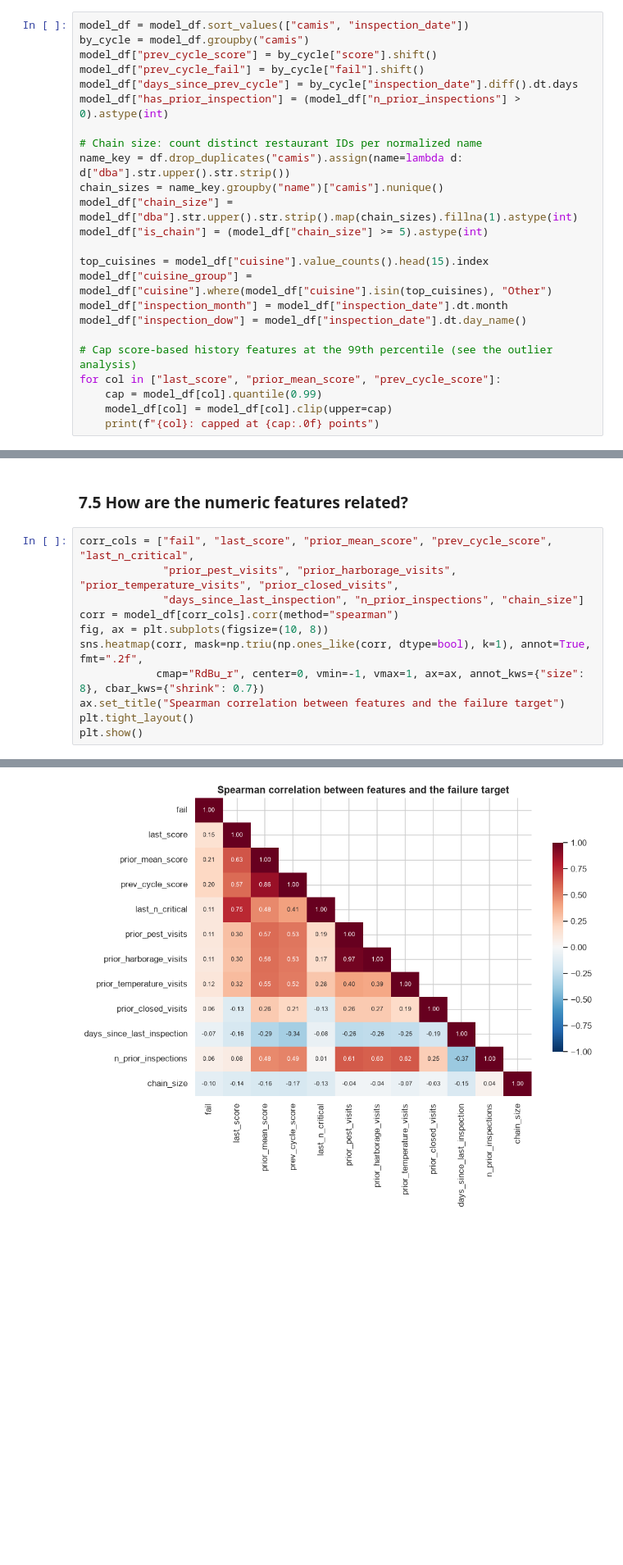
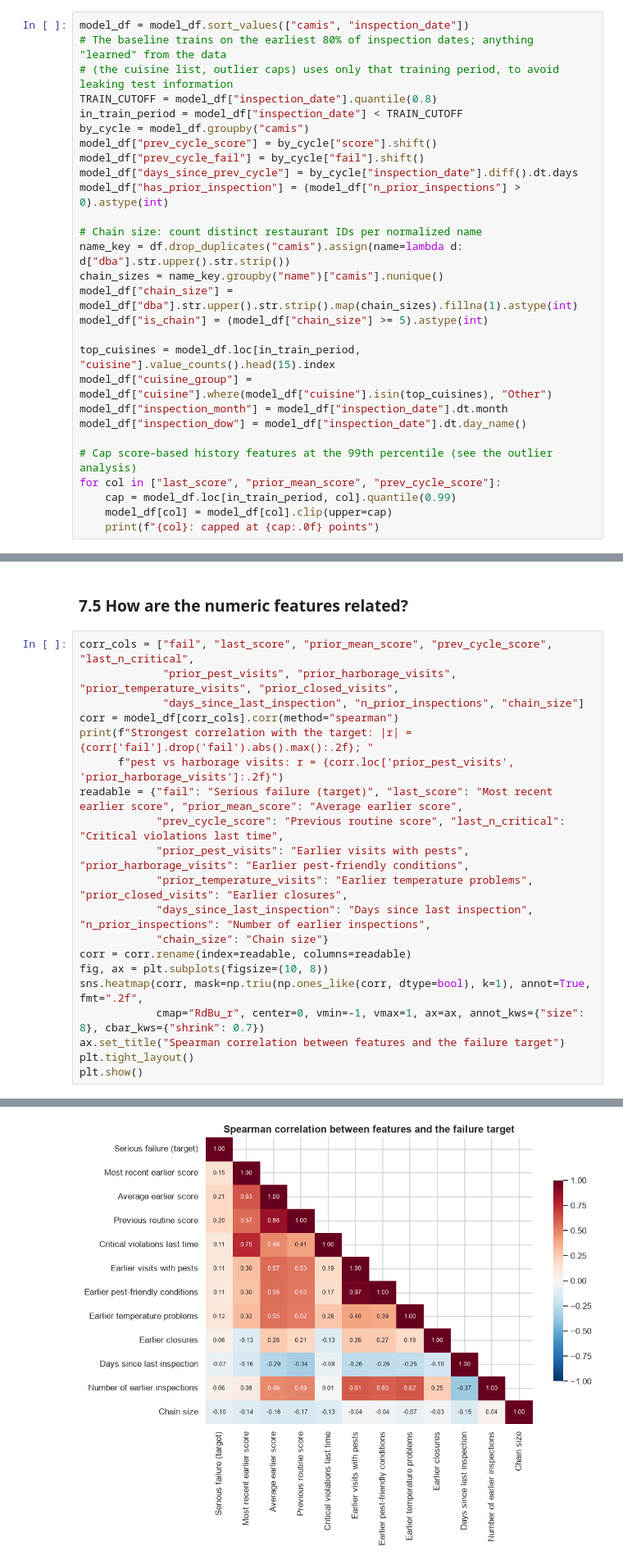
Before and after one commit to VyomR/nyc-food-safety-inspection-eda, a Jupyter notebook: notebooks/01_data_cleaning_and_eda.ipynb, the cells around one changed output, grey strips where cells are left out. Shown at 82% size. Cells and saved outputs as stored; diff of their text form; blank space fills up the shorter version.

```diff
--- a/notebooks/01_data_cleaning_and_eda.ipynb
+++ b/notebooks/01_data_cleaning_and_eda.ipynb
@@ -343,6 +343,10 @@ Next, features about the previous **routine** inspection specifically, plus rest
 * `inspection_month`, `inspection_dow`: season and day of the week.
 # %%
 model_df = model_df.sort_values(["camis", "inspection_date"])
+# The baseline trains on the earliest 80% of inspection dates; anything "learned" from the data
+# (the cuisine list, outlier caps) uses only that training period, to avoid leaking test information
+TRAIN_CUTOFF = model_df["inspection_date"].quantile(0.8)
+in_train_period = model_df["inspection_date"] < TRAIN_CUTOFF
 by_cycle = model_df.groupby("camis")
 model_df["prev_cycle_score"] = by_cycle["score"].shift()
 model_df["prev_cycle_fail"] = by_cycle["fail"].shift()
@@ -355,14 +359,14 @@ chain_sizes = name_key.groupby("name")["camis"].nunique()
 model_df["chain_size"] = model_df["dba"].str.upper().str.strip().map(chain_sizes).fillna(1).astype(int)
 model_df["is_chain"] = (model_df["chain_size"] >= 5).astype(int)
 
-top_cuisines = model_df["cuisine"].value_counts().head(15).index
+top_cuisines = model_df.loc[in_train_period, "cuisine"].value_counts().head(15).index
 model_df["cuisine_group"] = model_df["cuisine"].where(model_df["cuisine"].isin(top_cuisines), "Other")
 model_df["inspection_month"] = model_df["inspection_date"].dt.month
 model_df["inspection_dow"] = model_df["inspection_date"].dt.day_name()
 
 # Cap score-based history features at the 99th percentile (see the outlier analysis)
 for col in ["last_score", "prior_mean_score", "prev_cycle_score"]:
-    cap = model_df[col].quantile(0.99)
+    cap = model_df.loc[in_train_period, col].quantile(0.99)
     model_df[col] = model_df[col].clip(upper=cap)
     print(f"{col}: capped at {cap:.0f} points")
 # %% [output]
@@ -495,6 +508,15 @@ corr_cols = ["fail", "last_score", "prior_mean_score", "prev_cycle_score", "last
              "prior_pest_visits", "prior_harborage_visits", "prior_temperature_visits", "prior_closed_visits",
              "days_since_last_inspection", "n_prior_inspections", "chain_size"]
 corr = model_df[corr_cols].corr(method="spearman")
+print(f"Strongest correlation with the target: |r| = {corr['fail'].drop('fail').abs().max():.2f}; "
+      f"pest vs harborage visits: r = {corr.loc['prior_pest_visits', 'prior_harborage_visits']:.2f}")
+readable = {"fail": "Serious failure (target)", "last_score": "Most recent earlier score", "prior_mean_score": "Average earlier score",
+            "prev_cycle_score": "Previous routine score", "last_n_critical": "Critical violations last time",
+            "prior_pest_visits": "Earlier visits with pests", "prior_harborage_visits": "Earlier pest-friendly conditions",
+            "prior_temperature_visits": "Earlier temperature problems", "prior_closed_visits": "Earlier closures",
+            "days_since_last_inspection": "Days since last inspection", "n_prior_inspections": "Number of earlier inspections",
+            "chain_size": "Chain size"}
+corr = corr.rename(index=readable, columns=readable)
 fig, ax = plt.subplots(figsize=(10, 8))
 sns.heatmap(corr, mask=np.triu(np.ones_like(corr, dtype=bool), k=1), annot=True, fmt=".2f",
             cmap="RdBu_r", center=0, vmin=-1, vmax=1, ax=ax, annot_kws={"size": 8}, cbar_kws={"shrink": 0.7})
@@ -505,4 +528,4 @@ plt.show()
-[figure, old version]
+[figure, new version]
 # %% [markdown]
 **Observations:**
 * Every single feature is only weakly correlated with the target (|r| ≤ 0.21), so no single number predicts failure. A model needs to **combine** several weak signals.
```
Also changed, not shown: parts of 14 cells of this notebook, 7 other files.
